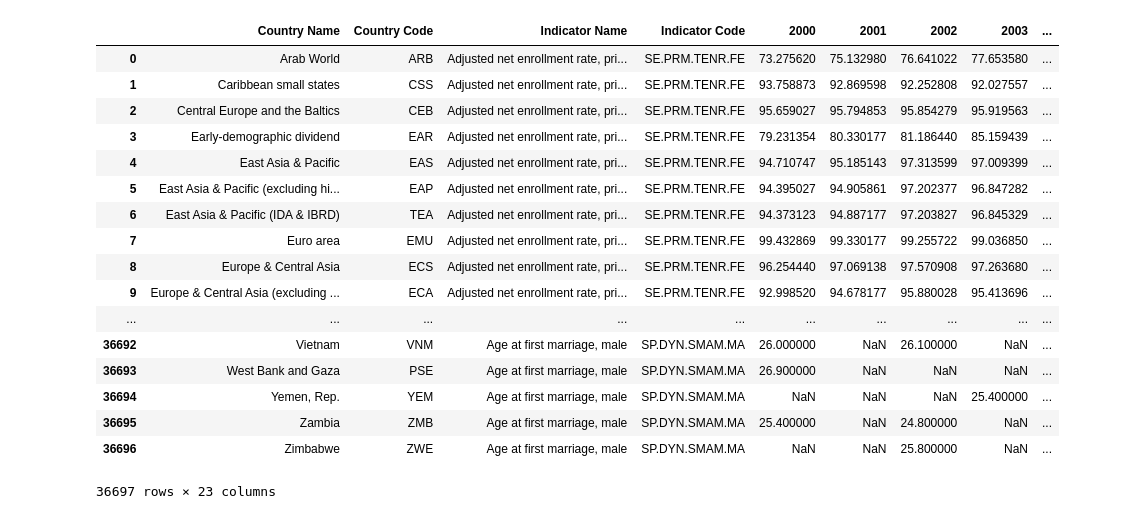
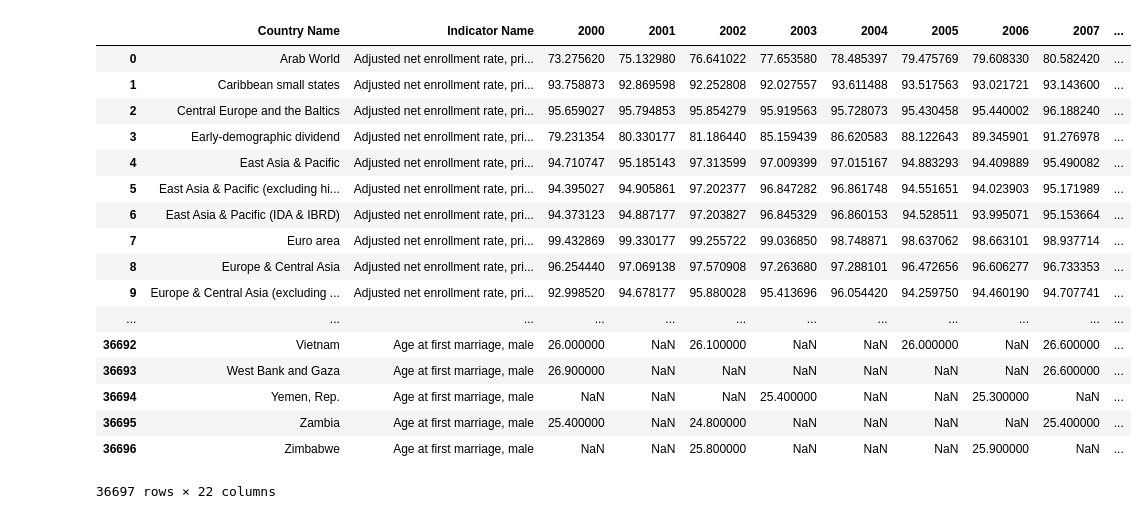
Before and after one commit to dipikabaad/GenderStatViz, a Jupyter notebook: second step jw.ipynb, the cells around one changed output. Cells and saved outputs as stored; diff of their text form; code cells hidden in the pictures.

```diff
--- a/second step jw.ipynb
+++ b/second step jw.ipynb
@@ -1,26 +1,39 @@
 # %%
 import pandas as pd
 import numpy as np
 data = pd.read_csv('159 indicators for all the countries 2000 to 2016.csv')
-data = data.drop(columns = ['Unnamed: 0'])
-data
+data = data.drop(columns = {'Country Code', 'Indicator Code','Unnamed: 0'})
+# data
+def uni_gender(data):
+    for index, row in data.iterrows():
+        if ', male ' in row['Indicator Name']:
+            data.set_value(index, 'Indicator Name', row['Indicator Name'].replace('male', ' '))
+            data.set_value(index, 'Gender', 'M')
+        elif ', female ' in row['Indicator Name']:
+            data.set_value(index, 'Indicator Name', row['Indicator Name'].replace('female', ' '))
+            data.set_value(index, 'Gender', 'F')
+        else:
+            data.set_value(index, 'Gender', 'N')
+    return data
+data = uni_gender(data)
+# data
 # %% [output]
-|  | Country Name | Country Code | Indicator Name | Indicator Code | 2000 | 2001 | 2002 | 2003 | ... |
-| 0 | Arab World | ARB | Adjusted net enrollment rate, pri... | SE.PRM.TENR.FE | 73.275620 | 75.132980 | 76.641022 | 77.653580 | ... |
-| 1 | Caribbean small states | CSS | Adjusted net enrollment rate, pri... | SE.PRM.TENR.FE | 93.758873 | 92.869598 | 92.252808 | 92.027557 | ... |
-| 2 | Central Europe and the Baltics | CEB | Adjusted net enrollment rate, pri... | SE.PRM.TENR.FE | 95.659027 | 95.794853 | 95.854279 | 95.919563 | ... |
-| 3 | Early-demographic dividend | EAR | Adjusted net enrollment rate, pri... | SE.PRM.TENR.FE | 79.231354 | 80.330177 | 81.186440 | 85.159439 | ... |
-| 4 | East Asia & Pacific | EAS | Adjusted net enrollment rate, pri... | SE.PRM.TENR.FE | 94.710747 | 95.185143 | 97.313599 | 97.009399 | ... |
-| 5 | East Asia & Pacific (excluding hi... | EAP | Adjusted net enrollment rate, pri... | SE.PRM.TENR.FE | 94.395027 | 94.905861 | 97.202377 | 96.847282 | ... |
-| 6 | East Asia & Pacific (IDA & IBRD) | TEA | Adjusted net enrollment rate, pri... | SE.PRM.TENR.FE | 94.373123 | 94.887177 | 97.203827 | 96.845329 | ... |
-| 7 | Euro area | EMU | Adjusted net enrollment rate, pri... | SE.PRM.TENR.FE | 99.432869 | 99.330177 | 99.255722 | 99.036850 | ... |
-| 8 | Europe & Central Asia | ECS | Adjusted net enrollment rate, pri... | SE.PRM.TENR.FE | 96.254440 | 97.069138 | 97.570908 | 97.263680 | ... |
-| 9 | Europe & Central Asia (excluding ... | ECA | Adjusted net enrollment rate, pri... | SE.PRM.TENR.FE | 92.998520 | 94.678177 | 95.880028 | 95.413696 | ... |
-| ... | ... | ... | ... | ... | ... | ... | ... | ... | ... |
-| 36692 | Vietnam | VNM | Age at first marriage, male | SP.DYN.SMAM.MA | 26.000000 | NaN | 26.100000 | NaN | ... |
-| 36693 | West Bank and Gaza | PSE | Age at first marriage, male | SP.DYN.SMAM.MA | 26.900000 | NaN | NaN | NaN | ... |
-| 36694 | Yemen, Rep. | YEM | Age at first marriage, male | SP.DYN.SMAM.MA | NaN | NaN | NaN | 25.400000 | ... |
-| 36695 | Zambia | ZMB | Age at first marriage, male | SP.DYN.SMAM.MA | 25.400000 | NaN | 24.800000 | NaN | ... |
-| 36696 | Zimbabwe | ZWE | Age at first marriage, male | SP.DYN.SMAM.MA | NaN | NaN | 25.800000 | NaN | ... |
+|  | Country Name | Indicator Name | 2000 | 2001 | 2002 | 2003 | 2004 | 2005 | 2006 | 2007 | ... |
+| 0 | Arab World | Adjusted net enrollment rate, pri... | 73.275620 | 75.132980 | 76.641022 | 77.653580 | 78.485397 | 79.475769 | 79.608330 | 80.582420 | ... |
+| 1 | Caribbean small states | Adjusted net enrollment rate, pri... | 93.758873 | 92.869598 | 92.252808 | 92.027557 | 93.611488 | 93.517563 | 93.021721 | 93.143600 | ... |
+| 2 | Central Europe and the Baltics | Adjusted net enrollment rate, pri... | 95.659027 | 95.794853 | 95.854279 | 95.919563 | 95.728073 | 95.430458 | 95.440002 | 96.188240 | ... |
+| 3 | Early-demographic dividend | Adjusted net enrollment rate, pri... | 79.231354 | 80.330177 | 81.186440 | 85.159439 | 86.620583 | 88.122643 | 89.345901 | 91.276978 | ... |
+| 4 | East Asia & Pacific | Adjusted net enrollment rate, pri... | 94.710747 | 95.185143 | 97.313599 | 97.009399 | 97.015167 | 94.883293 | 94.409889 | 95.490082 | ... |
+| 5 | East Asia & Pacific (excluding hi... | Adjusted net enrollment rate, pri... | 94.395027 | 94.905861 | 97.202377 | 96.847282 | 96.861748 | 94.551651 | 94.023903 | 95.171989 | ... |
+| 6 | East Asia & Pacific (IDA & IBRD) | Adjusted net enrollment rate, pri... | 94.373123 | 94.887177 | 97.203827 | 96.845329 | 96.860153 | 94.528511 | 93.995071 | 95.153664 | ... |
+| 7 | Euro area | Adjusted net enrollment rate, pri... | 99.432869 | 99.330177 | 99.255722 | 99.036850 | 98.748871 | 98.637062 | 98.663101 | 98.937714 | ... |
+| 8 | Europe & Central Asia | Adjusted net enrollment rate, pri... | 96.254440 | 97.069138 | 97.570908 | 97.263680 | 97.288101 | 96.472656 | 96.606277 | 96.733353 | ... |
+| 9 | Europe & Central Asia (excluding ... | Adjusted net enrollment rate, pri... | 92.998520 | 94.678177 | 95.880028 | 95.413696 | 96.054420 | 94.259750 | 94.460190 | 94.707741 | ... |
+| ... | ... | ... | ... | ... | ... | ... | ... | ... | ... | ... | ... |
+| 36692 | Vietnam | Age at first marriage, male | 26.000000 | NaN | 26.100000 | NaN | NaN | 26.000000 | NaN | 26.600000 | ... |
+| 36693 | West Bank and Gaza | Age at first marriage, male | 26.900000 | NaN | NaN | NaN | NaN | NaN | NaN | 26.600000 | ... |
+| 36694 | Yemen, Rep. | Age at first marriage, male | NaN | NaN | NaN | 25.400000 | NaN | NaN | 25.300000 | NaN | ... |
+| 36695 | Zambia | Age at first marriage, male | 25.400000 | NaN | 24.800000 | NaN | NaN | NaN | NaN | 25.400000 | ... |
+| 36696 | Zimbabwe | Age at first marriage, male | NaN | NaN | 25.800000 | NaN | NaN | NaN | 25.900000 | NaN | ... |
-36697 rows × 23 columns
+36697 rows × 22 columns
 # %%
```
Also changed, not shown: parts of 11 cells of this notebook, 7 other files.
